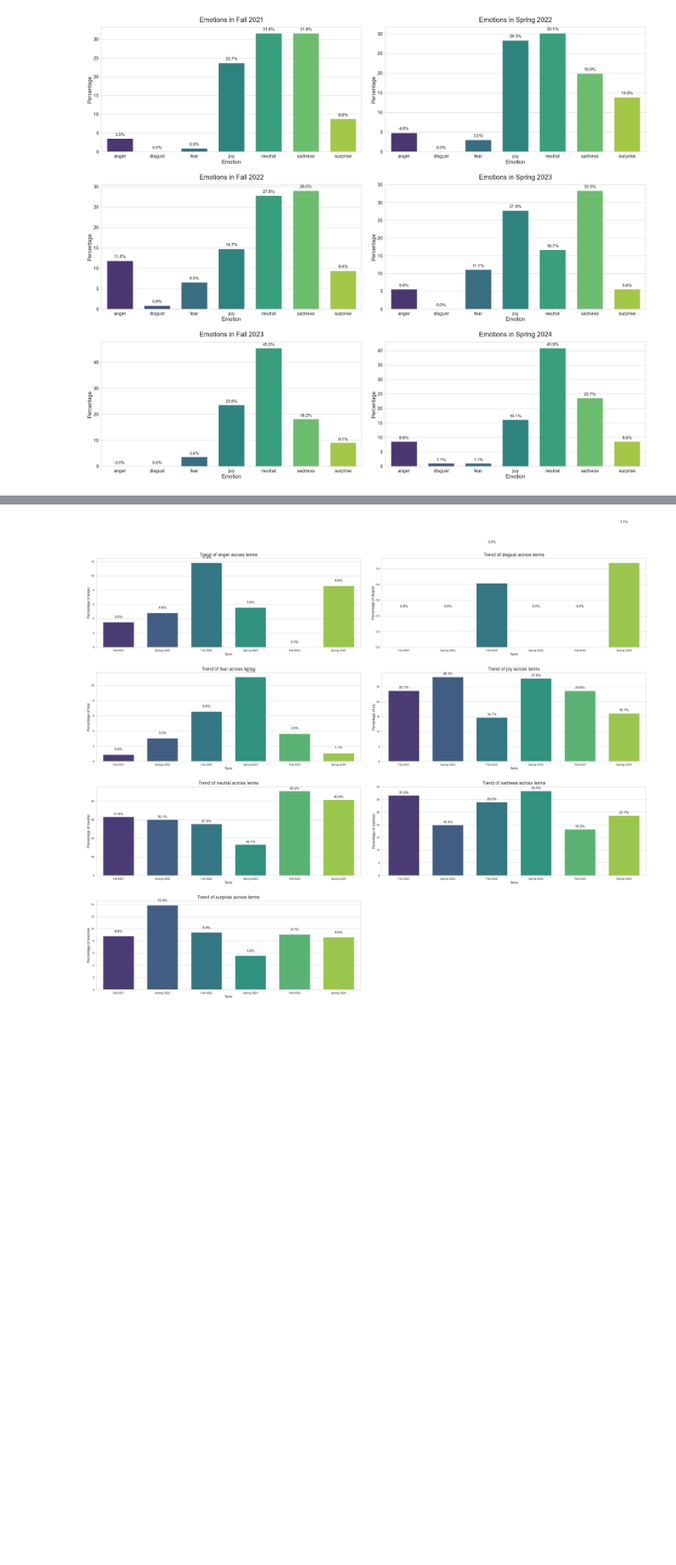
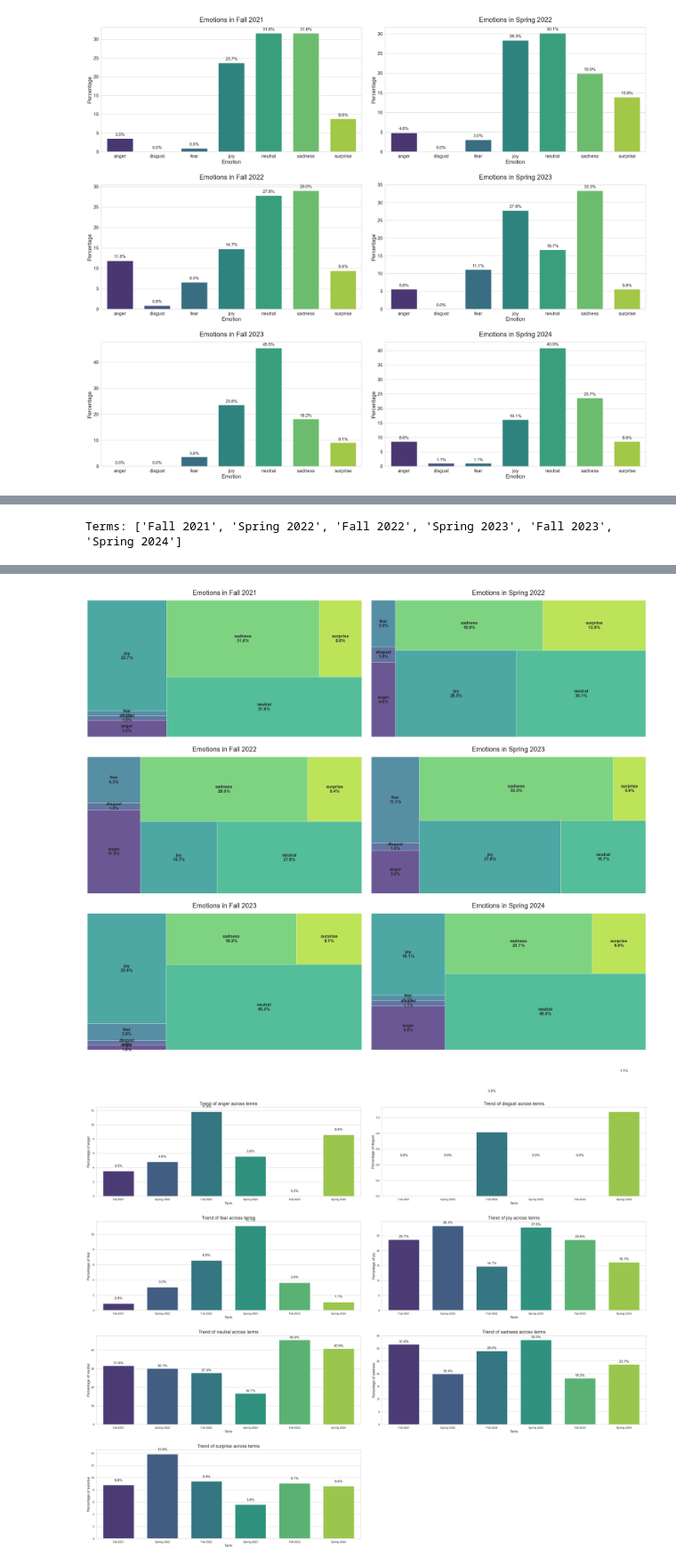
Before and after one commit to JoPuskar/Student-Sentiment-Analysis-, a Jupyter notebook: Student_Emotion_Detection.ipynb, the cells around one changed output, grey strips where cells are left out. Shown at 89% size. Cells and saved outputs as stored; diff of their text form; code cells hidden in the pictures; blank space fills up the shorter version.

```diff
--- a/Student_Emotion_Detection.ipynb
+++ b/Student_Emotion_Detection.ipynb
@@ -534,0 +541,66 @@ Terms: ['Fall 2021', 'Spring 2022', 'Fall 2022', 'Spring 2023', 'Fall 2023', 'Sp
+# %%
+import pandas as pd
+import seaborn as sns
+import matplotlib.pyplot as plt
+import squarify
+
+# Display emotions by term and store in a list
+terms = [term for term in merged_data['Term'].unique()]
+print(f"Terms:", terms)
+
+emotions_to_plot = ['anger', 'disgust', 'fear', 'joy', 'neutral', 'sadness', 'surprise']
+all_emotions_each_term = []
+
+# Only include terms with non-zero total emotion counts
+valid_terms = []  # To track terms with data
+for term in terms:
+    term_data = merged_data[merged_data["Term"] == term]
+    total_emotion_counts = term_data["Combined_Emotion"].value_counts().values.sum()
+
+    if total_emotion_counts > 0:  # Only process terms with data
+        valid_terms.append(term)
+        for emotion in emotions_to_plot:
+            emotion_counts = term_data[term_data["Combined_Emotion"] == emotion].shape[0]
+            emotion_percentage = (emotion_counts / total_emotion_counts) * 100
+            # If emotion_percentage is 0, set it to 1
+            emotion_percentage = max(emotion_percentage, 1)
+            all_emotions_each_term.append({
+                "Term": term,
+                "Emotion": emotion,
+                "Emotion_Count": emotion_counts,
+                "Total_Emotions_Count": total_emotion_counts,
+                "Emotion_Percentage": emotion_percentage
+            })
+
+all_emotions_each_term = pd.DataFrame(all_emotions_each_term)
+display(all_emotions_each_term)
+
+# Draw treemap of each valid term for emotions
+plt.figure(figsize=(30, 25))
+
+for idx, term in enumerate(valid_terms):
+    plt.subplot(3, 2, idx + 1)
+    term_data = all_emotions_each_term[all_emotions_each_term["Term"] == term]
+
+    # Prepare data for treemap
+    sizes = term_data["Emotion_Percentage"].values
+    labels = [f"{emotion}\n{percentage:.1f}%"
+             for emotion, percentage in zip(term_data["Emotion"], term_data["Emotion_Percentage"])]
+    colors = sns.color_palette("viridis", len(emotions_to_plot))
+
+    # Create treemap
+    squarify.plot(
+        sizes=sizes,
+        label=labels,
+        color=colors,
+        alpha=0.8,
+        text_kwargs={'fontsize': 16, 'weight': 'bold'}
+    )
+
+    plt.title(f"Emotions in {term}", fontsize=25, pad=20)
+    plt.axis('off')  # Remove axes for treemap
+
+plt.tight_layout(pad=3.0)
+plt.show()
+# %% [output]
+Terms: ['Fall 2021', 'Spring 2022', 'Fall 2022', 'Spring 2023', 'Fall 2023', 'Spring 2024']
@@ -535,3 +624,4 @@ Terms: ['Fall 2021', 'Spring 2022', 'Fall 2022', 'Spring 2023', 'Fall 2023', 'Sp
+[figure, added]
 # %%
 # plot each emotion for all terms
 
```
Also changed, not shown: parts of 18 cells of this notebook, 2 other files.
